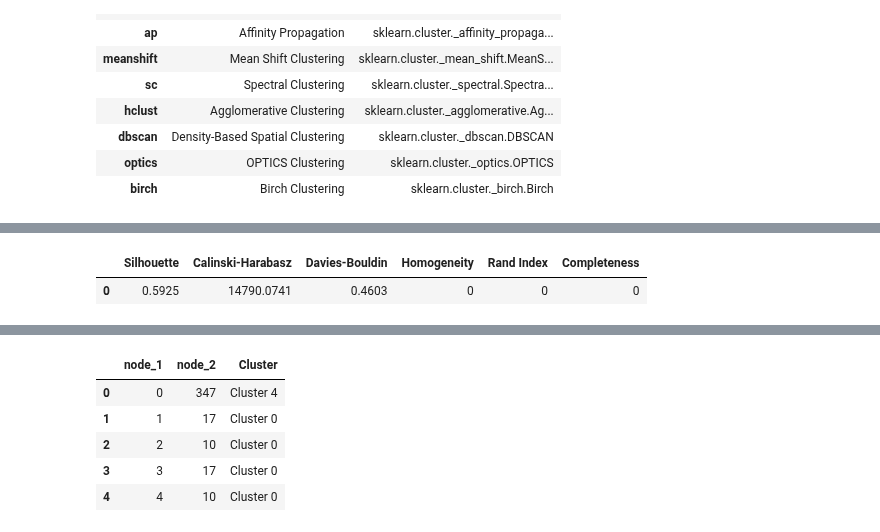
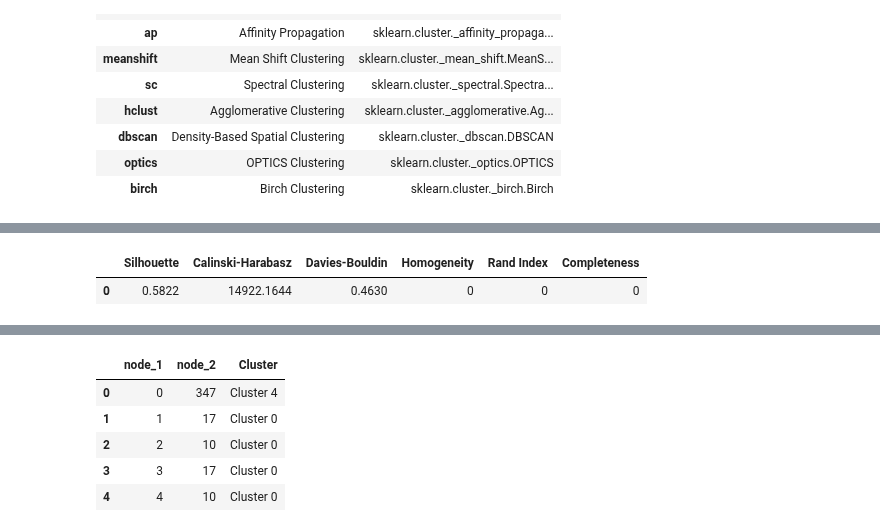
Before and after one commit to arutraj/ML_Basics, a Jupyter notebook: ClusterQuest.ipynb, the cells around one changed output, grey strips where cells are left out. Drawn from its saved outputs; the diff is of its cells as text; code cells hidden in the pictures.

```diff
--- a/ClusterQuest.ipynb
+++ b/ClusterQuest.ipynb
@@ -204,9 +350,9 @@ models()
 # %%
-kmeans = create_model('kmeans', num_clusters = 6)
+kmeans = create_model('kmeans', num_clusters = 5)
 # %% [output]
 [interactive output not drawn]
 |  | Silhouette | Calinski-Harabasz | Davies-Bouldin | Homogeneity | Rand Index | Completeness |
-| 0 | 0.5925 | 14790.0741 | 0.4603 | 0 | 0 | 0 |
+| 0 | 0.5822 | 14922.1644 | 0.4630 | 0 | 0 | 0 |
 [interactive output not drawn]
 # %%
 kmeans_results = assign_model(kmeans)
```
Also changed, not shown: parts of 20 cells of this notebook.
